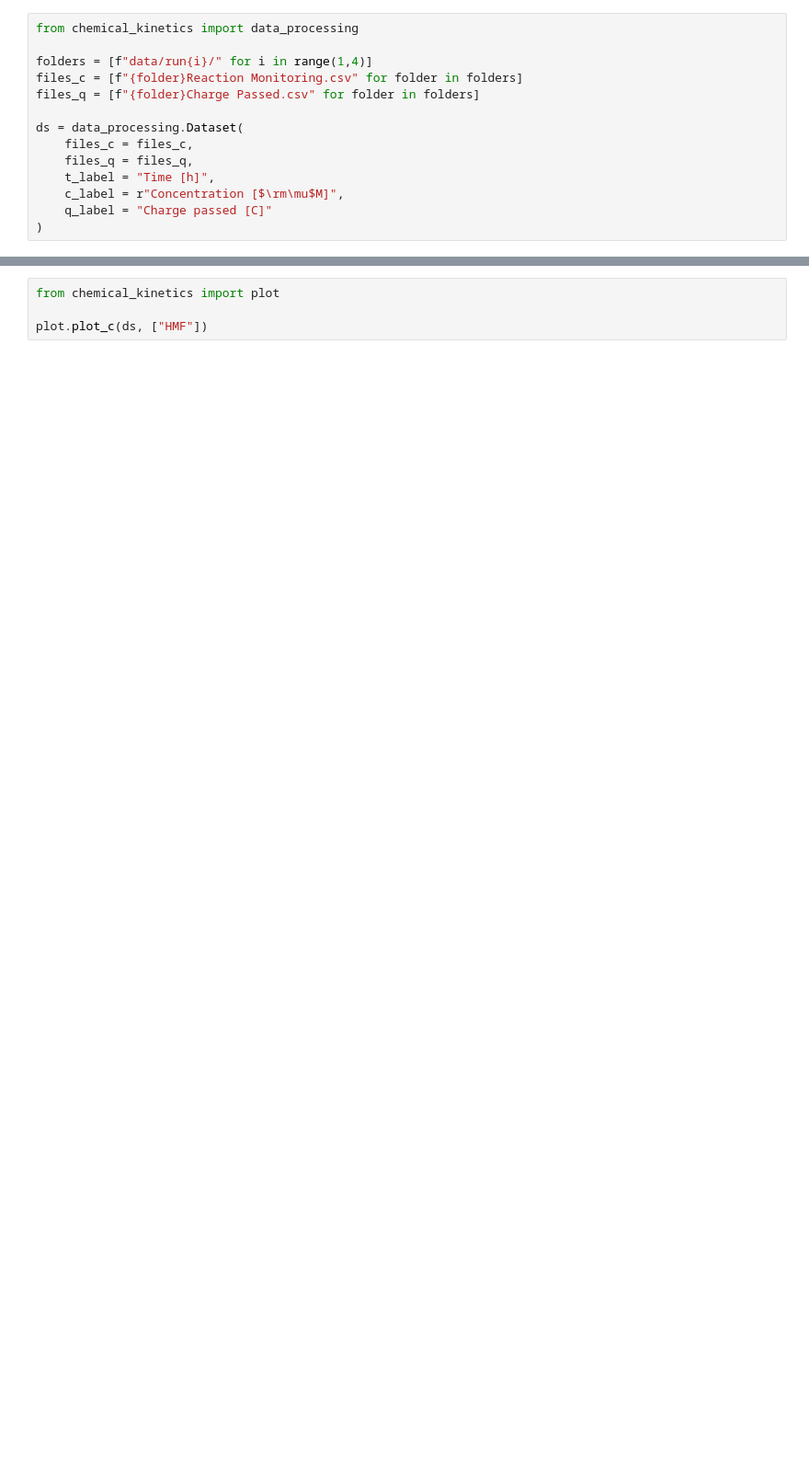
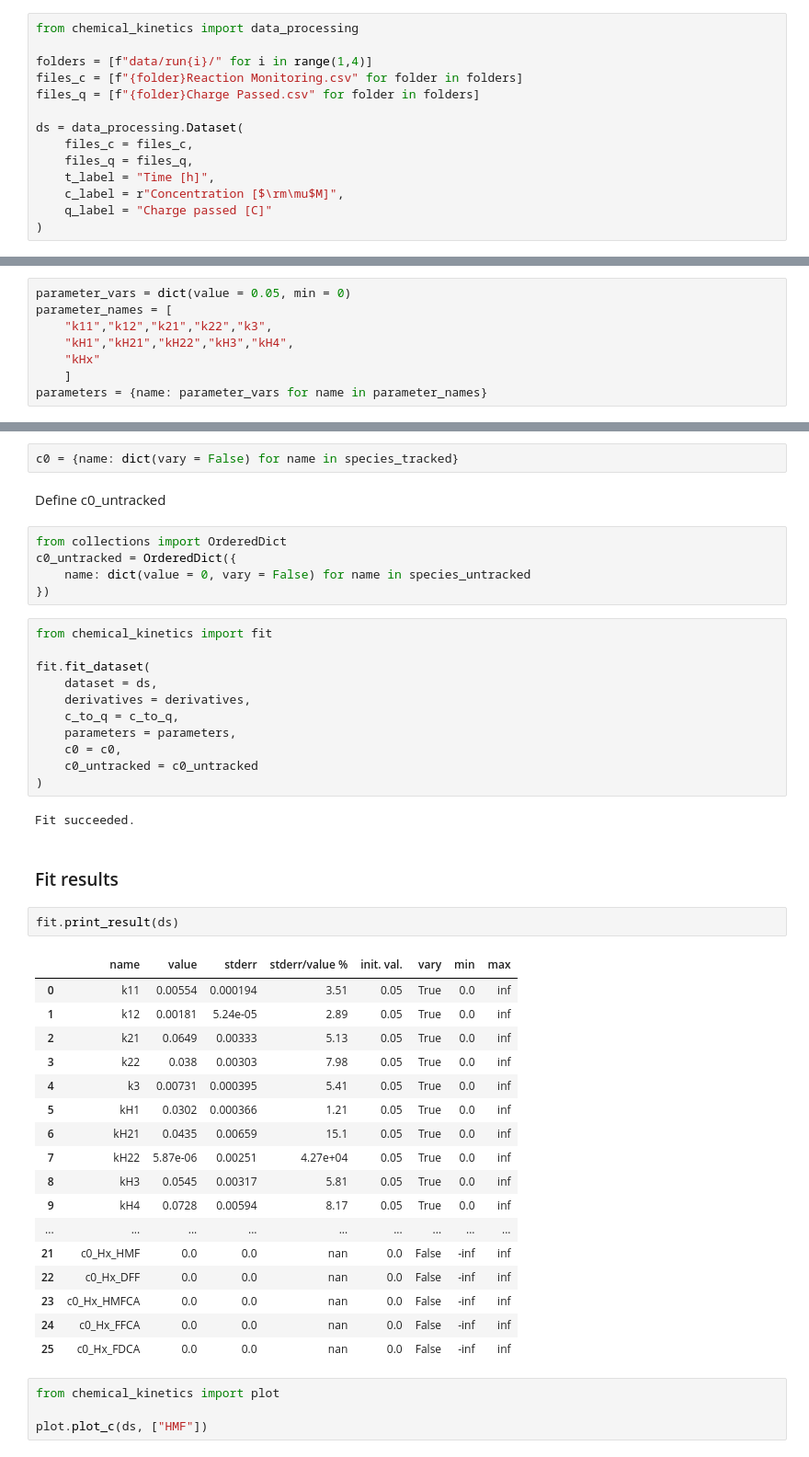
Before and after one commit to flboudoire/chemical-kinetics, a Jupyter notebook: examples/HMF_oxidation_WO3/HMF_oxidation_WO3.ipynb, the cells around one changed output, grey strips where cells are left out. Shown at 92% size. Cells and saved outputs as stored; diff of their text form; blank space fills up the shorter version.

```diff
--- a/examples/HMF_oxidation_WO3/HMF_oxidation_WO3.ipynb
+++ b/examples/HMF_oxidation_WO3/HMF_oxidation_WO3.ipynb
@@ -34,0 +105,8 @@ Fit succeeded.
+# %%
+parameter_vars = dict(value = 0.05, min = 0)
+parameter_names = [
+    "k11","k12","k21","k22","k3",
+    "kH1","kH21","kH22","kH3","kH4",
+    "kHx"
+    ]
+parameters = {name: parameter_vars for name in parameter_names}
@@ -35,3 +115,47 @@ Fit succeeded.
+# %%
+c0 = {name: dict(vary = False) for name in species_tracked}
+# %% [markdown]
+Define c0_untracked
+# %%
+from collections import OrderedDict
+c0_untracked = OrderedDict({
+    name: dict(value = 0, vary = False) for name in species_untracked
+})
+# %%
+from chemical_kinetics import fit
+
+fit.fit_dataset(
+    dataset = ds,
+    derivatives = derivatives,
+    c_to_q = c_to_q,
+    parameters = parameters,
+    c0 = c0,
+    c0_untracked = c0_untracked
+)
+# %% [output]
+Fit succeeded.
+# %% [markdown]
+### Fit results
+# %%
+fit.print_result(ds)
+# %% [output]
+|  | name | value | stderr | stderr/value % | init. val. | vary | min | max |
+| 0 | k11 | 0.00554 | 0.000194 | 3.51 | 0.05 | True | 0.0 | inf |
+| 1 | k12 | 0.00181 | 5.24e-05 | 2.89 | 0.05 | True | 0.0 | inf |
+| 2 | k21 | 0.0649 | 0.00333 | 5.13 | 0.05 | True | 0.0 | inf |
+| 3 | k22 | 0.038 | 0.00303 | 7.98 | 0.05 | True | 0.0 | inf |
+| 4 | k3 | 0.00731 | 0.000395 | 5.41 | 0.05 | True | 0.0 | inf |
+| 5 | kH1 | 0.0302 | 0.000366 | 1.21 | 0.05 | True | 0.0 | inf |
+| 6 | kH21 | 0.0435 | 0.00659 | 15.1 | 0.05 | True | 0.0 | inf |
+| 7 | kH22 | 5.87e-06 | 0.00251 | 4.27e+04 | 0.05 | True | 0.0 | inf |
+| 8 | kH3 | 0.0545 | 0.00317 | 5.81 | 0.05 | True | 0.0 | inf |
+| 9 | kH4 | 0.0728 | 0.00594 | 8.17 | 0.05 | True | 0.0 | inf |
+| ... | ... | ... | ... | ... | ... | ... | ... | ... |
+| 21 | c0_Hx_HMF | 0.0 | 0.0 | nan | 0.0 | False | -inf | inf |
+| 22 | c0_Hx_DFF | 0.0 | 0.0 | nan | 0.0 | False | -inf | inf |
+| 23 | c0_Hx_HMFCA | 0.0 | 0.0 | nan | 0.0 | False | -inf | inf |
+| 24 | c0_Hx_FFCA | 0.0 | 0.0 | nan | 0.0 | False | -inf | inf |
+| 25 | c0_Hx_FDCA | 0.0 | 0.0 | nan | 0.0 | False | -inf | inf |
 # %%
 from chemical_kinetics import plot
 
```
Also changed, not shown: parts of 13 cells of this notebook, 40 other files.
